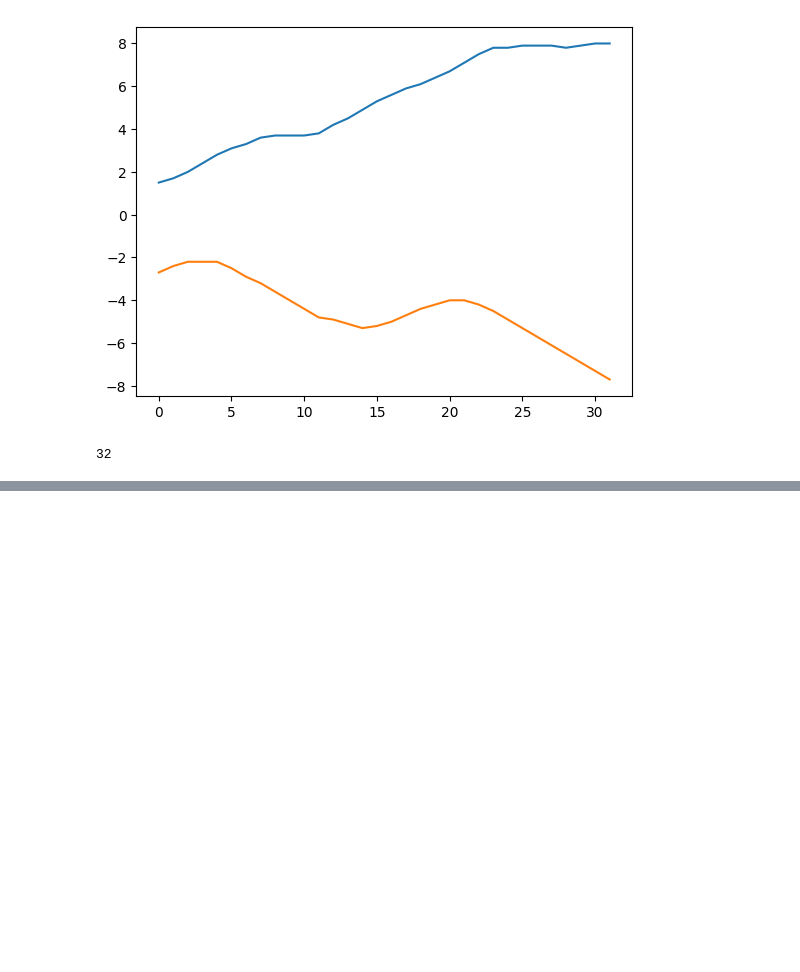
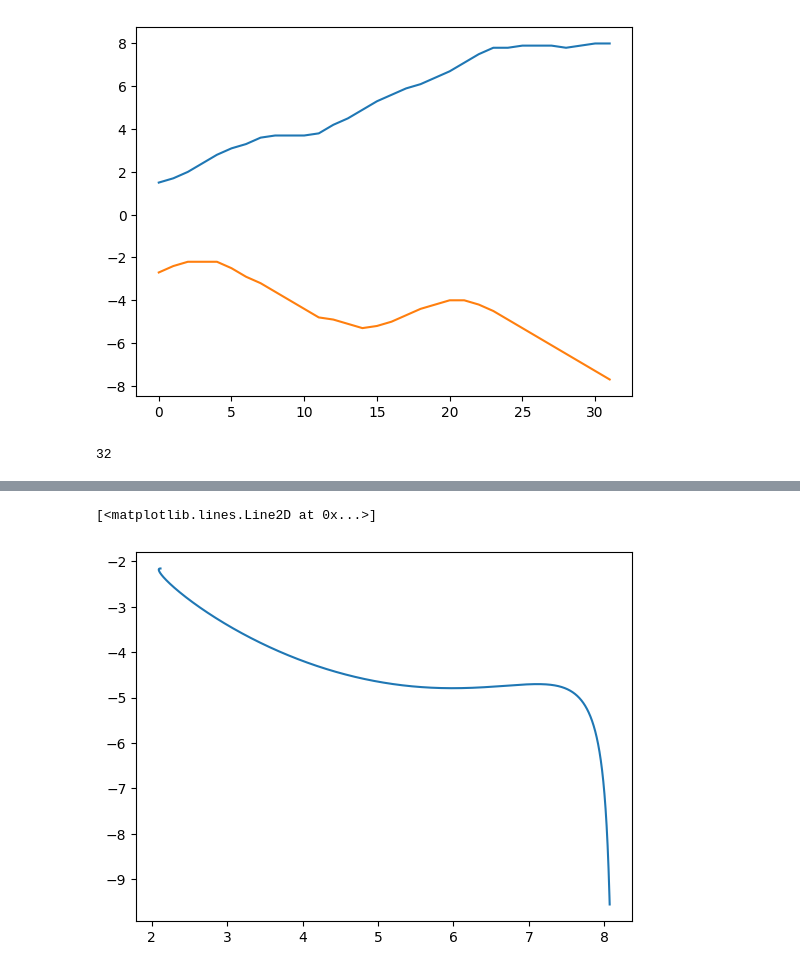
Before and after one commit to hichan0310/rnnd_2023, a Jupyter notebook: test.ipynb, the cells around one changed output, grey strips where cells are left out. Saved outputs shown, nothing was run; the diff lists cells and outputs as text; code cells hidden in the pictures; blank space fills up the shorter version.

```diff
--- a/test.ipynb
+++ b/test.ipynb
@@ -283,3 +288,6 @@ nan nan
 # %%
-t=np.array(list(range(n*100)))/100
+t=np.array(list(range(n*100)))/100/20
 plt.plot(line_x(t), line_y(t))
+# %% [output]
+[<matplotlib.lines.Line2D at 0x...>]
+[figure, added]
```
Also changed, not shown: parts of 3 cells of this notebook.
